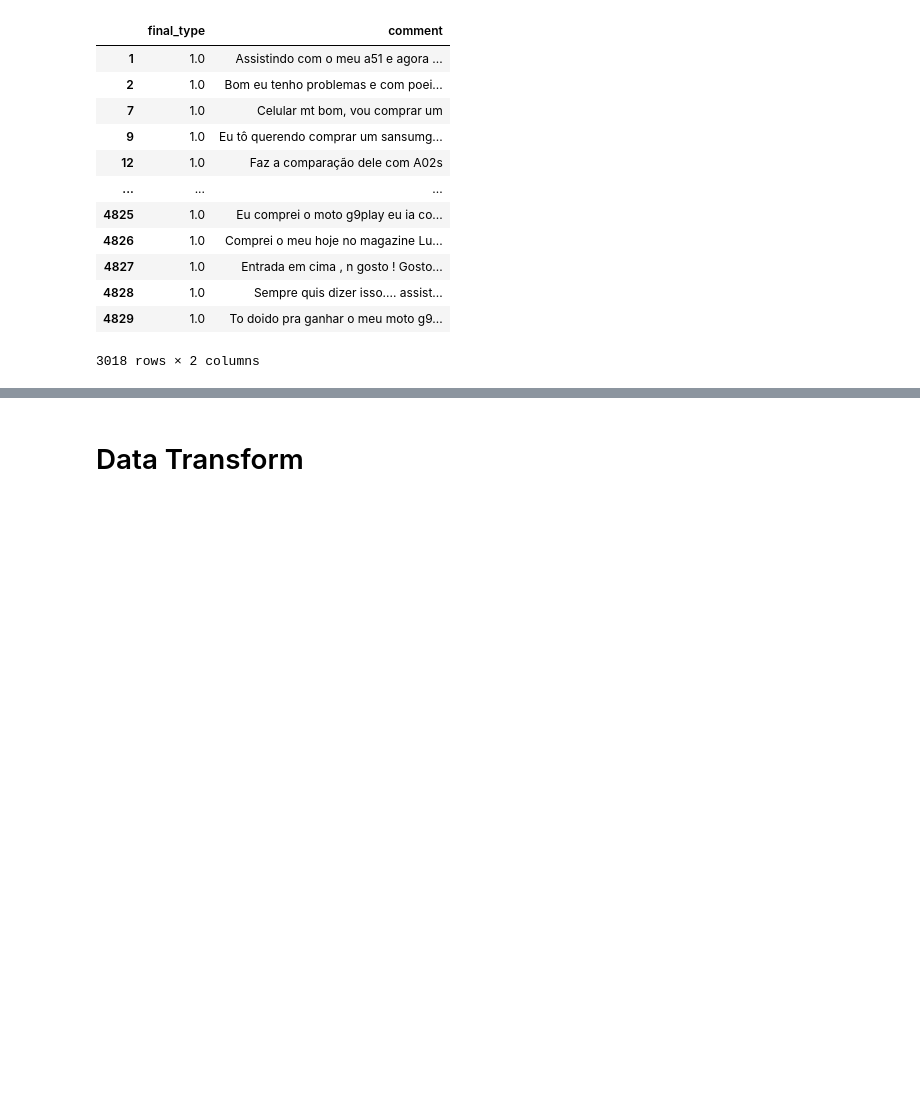
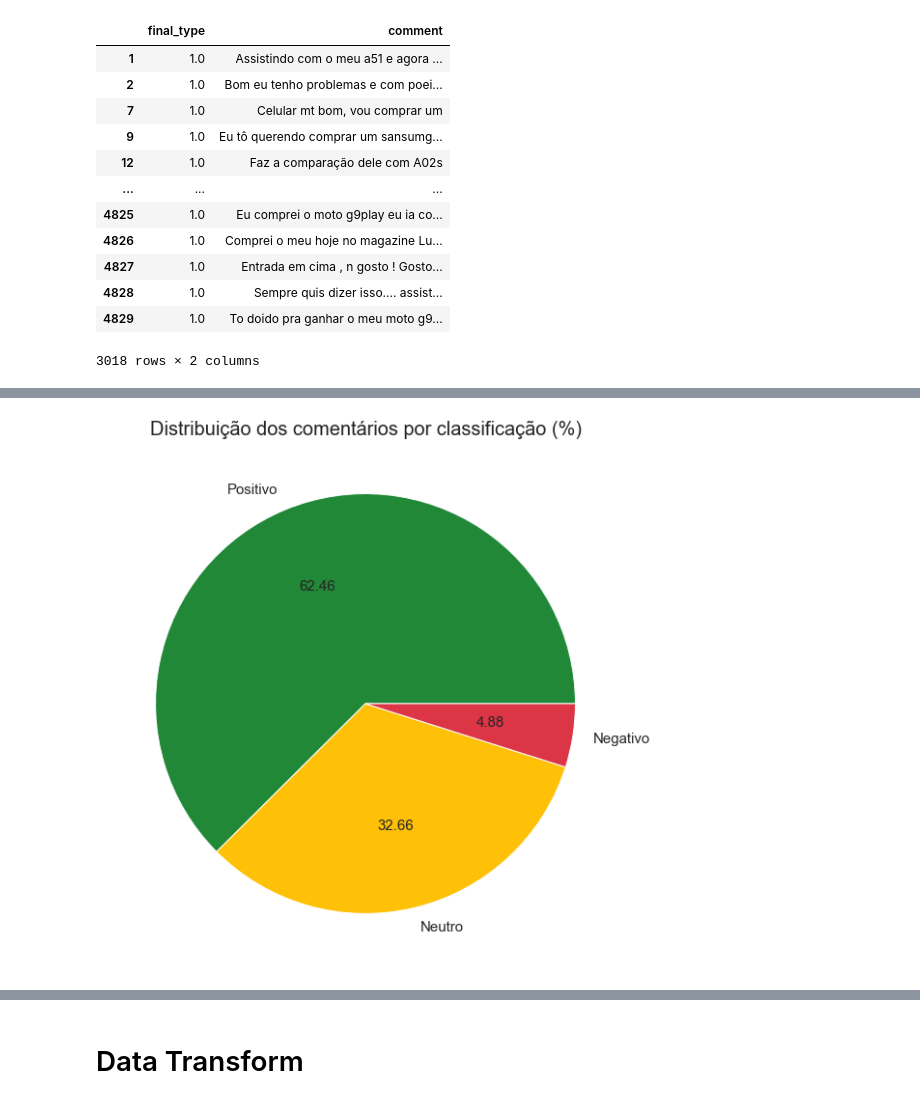
Before and after one commit to ErycM/electronics-sentiment-analysis-on-youtube-comments, a Jupyter notebook: 6.youtube-comments-types-analysis.ipynb, the cells around one changed output, grey strips where cells are left out. Drawn from its saved outputs; the diff is of its cells as text; code cells hidden in the pictures; blank space fills up the shorter version.

```diff
--- a/6.youtube-comments-types-analysis.ipynb
+++ b/6.youtube-comments-types-analysis.ipynb
@@ -106,0 +110,13 @@ plt.show()
+# %%
+fig = df['final_type'].value_counts(normalize=True).plot.pie(
+        autopct="%.2f",
+        labels=["Positivo", "Neutro", "Negativo"],
+        colors=['#218838','#ffc107','#dc3545'],
+        fontsize=15,
+        figsize=(10, 10),
+        title="Distribuição dos comentários por classificação (%)",
+        label="")
+
+fig.axes.title.set_size(20)
+# %% [output]
+[figure, added]
```
Also changed, not shown: parts of 11 cells of this notebook, 23 other files.
